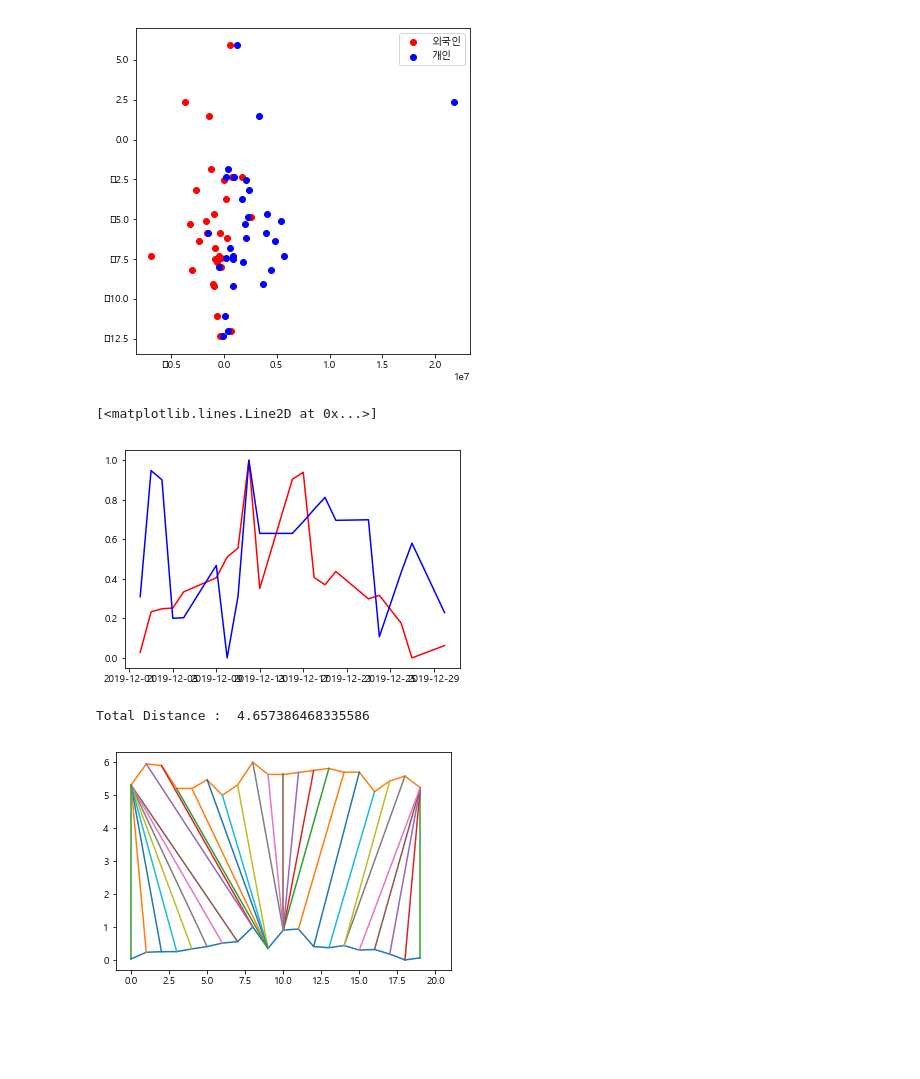
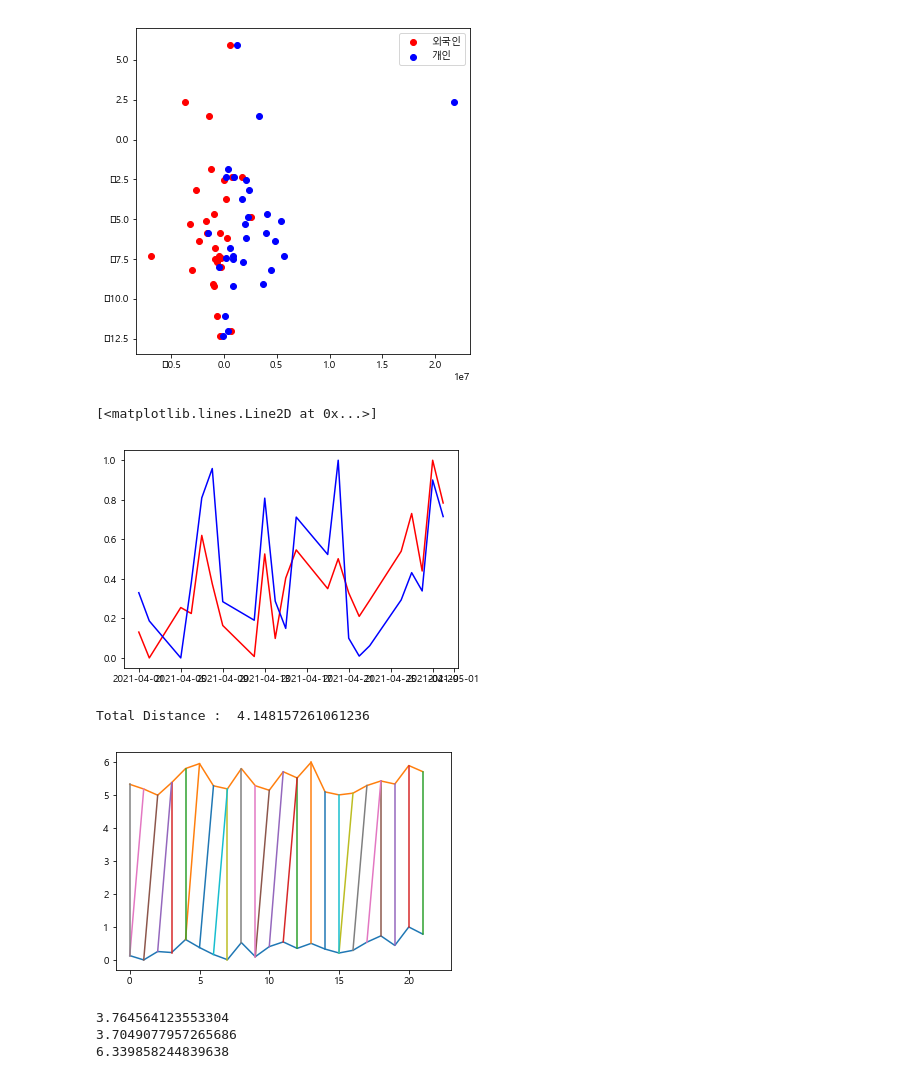
Before and after one commit to JennaEscher/ECO3022-01-Team-Project, a Jupyter notebook: Main.ipynb, the cells around one changed output. Saved outputs shown, nothing was run; the diff lists cells and outputs as text; code cells hidden in the pictures; blank space fills up the shorter version.

```diff
--- a/Main.ipynb
+++ b/Main.ipynb
@@ -106,13 +111,12 @@ def linear_plot(date_1, date_2, code):
 
     return new_df.index, dfPlot
 # %%
-df_index, dfPlot = linear_plot("20191201", "20191231", "005930")
-
+df_index, dfPlot = linear_plot("20210401", "20210430", "005930")
 plt.plot(df_index, dfPlot['외국인합계'], c = 'r', label = '외국인')
 plt.plot(df_index, dfPlot['수익률'], c = 'b', label = '수익률')
 # %% [output]
 [<matplotlib.lines.Line2D at 0x...>]
-[figure, old version]
+[figure, new version]
 # %%
 A = dfPlot['외국인합계'].to_numpy()
 B = dfPlot['기관합계'].to_numpy()
@@ -128,6 +132,14 @@ for(x1, x2) in path_fo:
     plt.plot([x1, x2], [A[x1], D[x2] + offset])
 plt.show()
 # %% [output]
-Total Distance :  4.657386468335586
+Total Distance :  4.148157261061236
-[figure, old version]
+[figure, new version]
+# %%
+print(dtw(A, D, keep_internals=True, step_pattern=rabinerJuangStepPattern(6, "c")).distance)
+print(dtw(B, D, keep_internals=True, step_pattern=rabinerJuangStepPattern(6, "c")).distance)
+print(dtw(C, D, keep_internals=True, step_pattern=rabinerJuangStepPattern(6, "c")).distance)
+# %% [output]
+3.764564123553304
+3.7049077957265686
+6.339858244839638
 # %%
```
Also changed, not shown: parts of 2 cells of this notebook, 16 other files.
